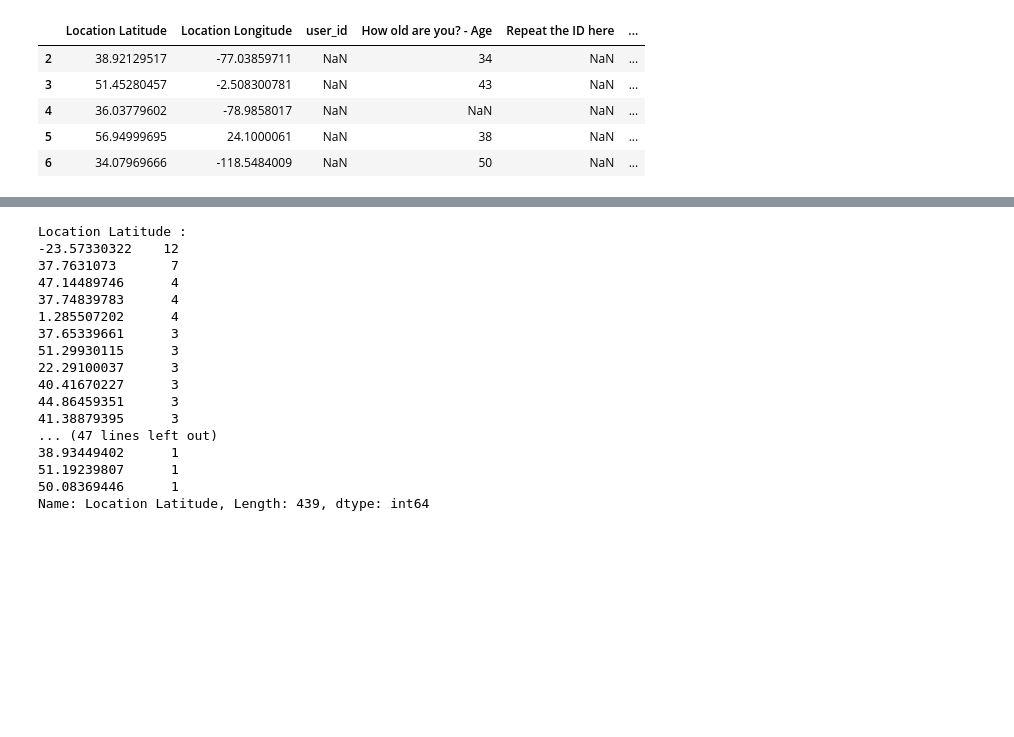
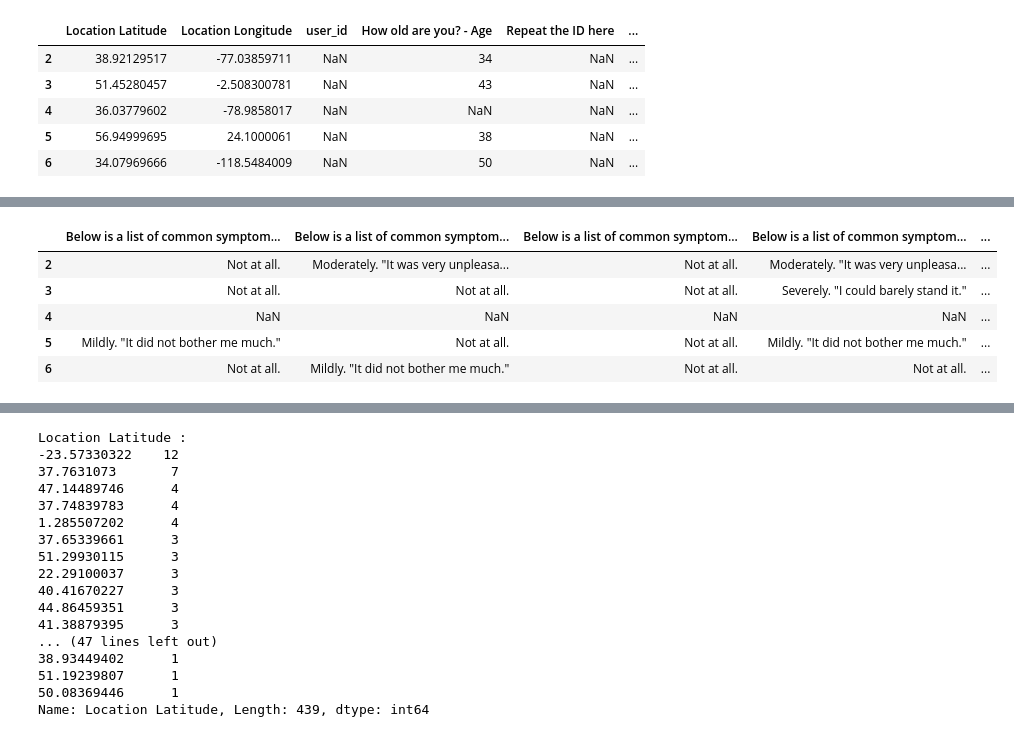
Before and after one commit to monica-oyarzun/capstone, a Jupyter notebook: pre_survey_EDA.ipynb, the cells around one changed output, grey strips where cells are left out. Cells and saved outputs as stored; diff of their text form; code cells hidden in the pictures; blank space fills up the shorter version.

```diff
--- a/pre_survey_EDA.ipynb
+++ b/pre_survey_EDA.ipynb
@@ -151,0 +206,9 @@ sleep_subset = pre_survey.iloc[:, 23:26]
+# %%
+anxiety_levels.head()
+# %% [output]
+|  | Below is a list of common symptom... | Below is a list of common symptom... | Below is a list of common symptom... | Below is a list of common symptom... | ... |
+| 2 | Not at all. | Moderately. "It was very unpleasa... | Not at all. | Moderately. "It was very unpleasa... | ... |
+| 3 | Not at all. | Not at all. | Not at all. | Severely. "I could barely stand it." | ... |
+| 4 | NaN | NaN | NaN | NaN | ... |
+| 5 | Mildly. "It did not bother me much." | Not at all. | Not at all. | Mildly. "It did not bother me much." | ... |
+| 6 | Not at all. | Mildly. "It did not bother me much." | Not at all. | Not at all. | ... |
```
Also changed, not shown: parts of 21 cells of this notebook, 2 other files.
